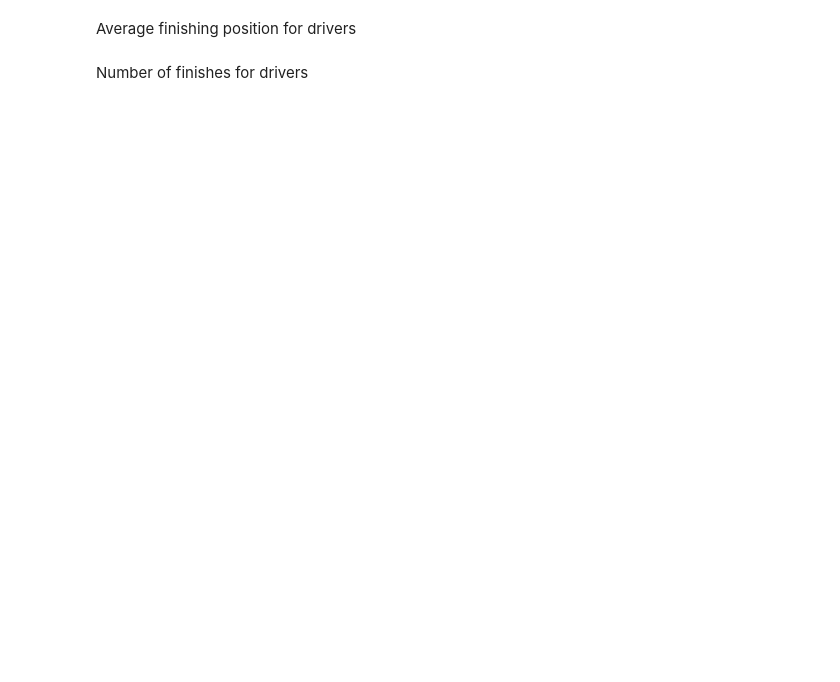
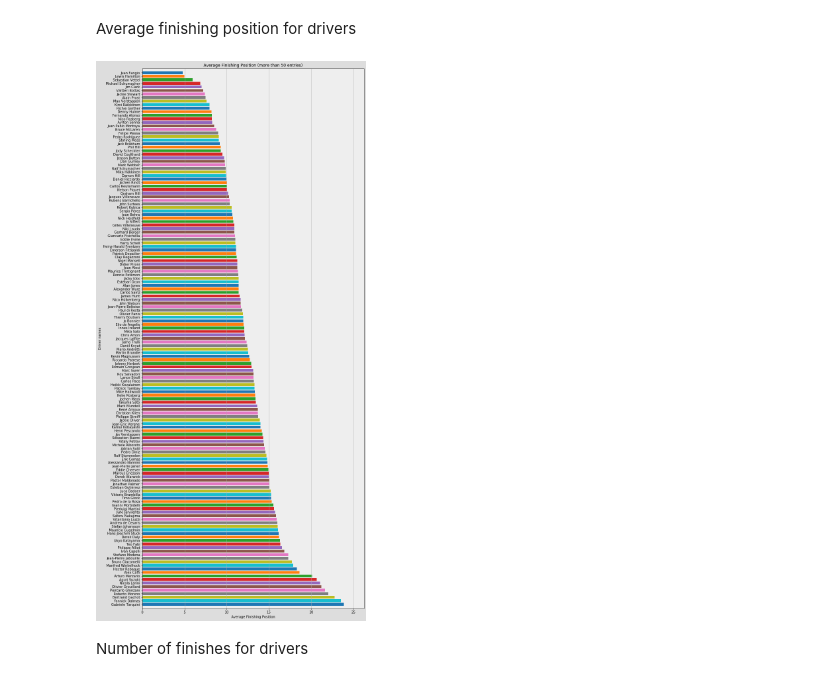
Before and after one commit to osskari/F1Data, a Jupyter notebook: Untitled.ipynb, the cells around one changed output. Cells and saved outputs as stored; diff of their text form; code cells hidden in the pictures; blank space fills up the shorter version.

```diff
--- a/Untitled.ipynb
+++ b/Untitled.ipynb
@@ -507,3 +647,43 @@ avgFinPos.sort_values(by=['AverageFinishingPosition'])
+# %%
+avgFinPos = pd.read_sql_query(' '.join([
+    'SELECT res.driverId, drv.forename, drv.surname, AVG(res.positionOrder) AS AverageFinishingPosition, COUNT(res.driverId) AS entries',
+    'FROM Results AS res',
+    'JOIN Drivers as drv',
+    'ON drv.driverId = res.driverId',
+    'GROUP BY res.driverId',
+]), engine).set_index('driverId')
+
+#Filter out those who have less than x entries
+avgFinPosTable = avgFinPos.drop(avgFinPos[(avgFinPos.entries < 50)].index)
+avgFinPosTable['fullname'] = avgFinPosTable['forename'] + ' ' + avgFinPosTable['surname']
+avgFinPosTable.sort_values(by=['AverageFinishingPosition'], inplace=True)
+
+# Setup figure
+fig, ax = plt.subplots()
+fig.set_figheight(30)
+fig.set_figwidth(12)
+fig.patch.set_facecolor('#dddddd')
+ax.set_facecolor('#eeeeee')
+
+
+colors = [f'C{i}' for i in range(len(avgFinPos))]
+
+# Plot data
+ax.barh(avgFinPosTable['fullname'], avgFinPosTable['AverageFinishingPosition'], align='center', color=colors)
+
+# Set visual components of plot
+ax.margins(x=0.1, y=0.005)
+
+ax.invert_yaxis()
+ax.set_xlabel('Average Finishing Position')
+ax.set_ylabel('Driver names')
+ax.set_title('Average Finishing Position (more than 50 entries)')
+ax.xaxis.grid(True)
+
+# Show figure
+plt.show()
+# %% [output]
+[figure, added]
 # %% [markdown]
 Number of finishes for drivers
 # %%
```
Also changed, not shown: parts of 30 cells of this notebook.
